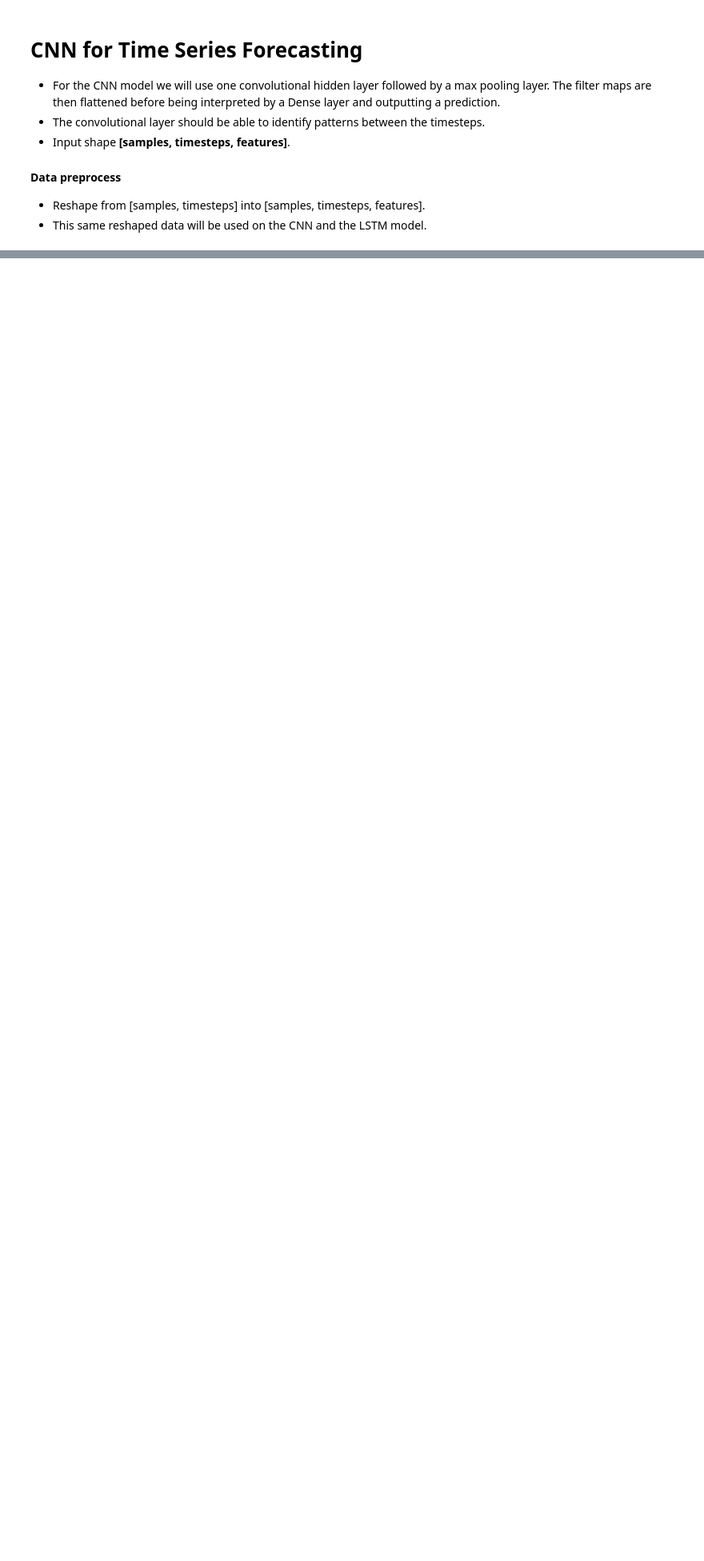
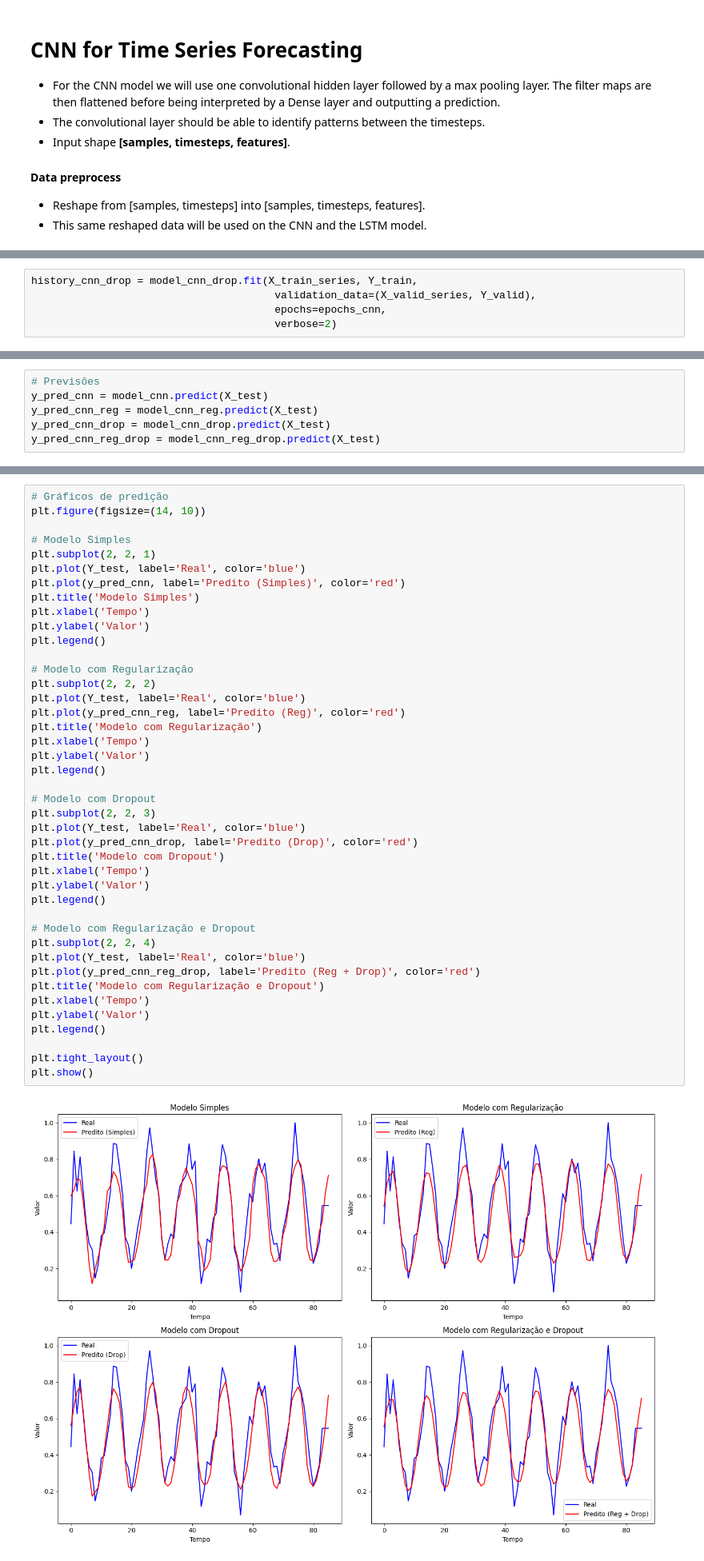
Before and after one commit to camazlucas/PEE-CPE727-Aprendizado-Profundo, a Jupyter notebook: 2024-03/Seminarios/11 - Aplicacoes em Series Temporais/Aplicacao em Series Temporais.ipynb, the cells around one changed output, grey strips where cells are left out. Shown at 80% size. Saved outputs shown, nothing was run; the diff lists cells and outputs as text; blank space fills up the shorter version.

```diff
--- a/2024-03/Seminarios/11 - Aplicacoes em Series Temporais/Aplicacao em Series Temporais.ipynb
+++ b/2024-03/Seminarios/11 - Aplicacoes em Series Temporais/Aplicacao em Series Temporais.ipynb
@@ -783,0 +543,5 @@ plot_fit_with_predictions(train_valid_data, Y_test, predictions_regdrop, "CNN co
+# %%
+history_cnn_drop = model_cnn_drop.fit(X_train_series, Y_train,
+                                       validation_data=(X_valid_series, Y_valid),
+                                       epochs=epochs_cnn,
+                                       verbose=2)
@@ -783,0 +606,6 @@ plot_fit_with_predictions(train_valid_data, Y_test, predictions_regdrop, "CNN co
+# %%
+# Previsões
+y_pred_cnn = model_cnn.predict(X_test)
+y_pred_cnn_reg = model_cnn_reg.predict(X_test)
+y_pred_cnn_drop = model_cnn_drop.predict(X_test)
+y_pred_cnn_reg_drop = model_cnn_reg_drop.predict(X_test)
@@ -783,0 +713,44 @@ plot_fit_with_predictions(train_valid_data, Y_test, predictions_regdrop, "CNN co
+# %%
+# Gráficos de predição
+plt.figure(figsize=(14, 10))
+
+# Modelo Simples
+plt.subplot(2, 2, 1)
+plt.plot(Y_test, label='Real', color='blue')
+plt.plot(y_pred_cnn, label='Predito (Simples)', color='red')
+plt.title('Modelo Simples')
+plt.xlabel('Tempo')
+plt.ylabel('Valor')
+plt.legend()
+
+# Modelo com Regularização
+plt.subplot(2, 2, 2)
+plt.plot(Y_test, label='Real', color='blue')
+plt.plot(y_pred_cnn_reg, label='Predito (Reg)', color='red')
+plt.title('Modelo com Regularização')
+plt.xlabel('Tempo')
+plt.ylabel('Valor')
+plt.legend()
+
+# Modelo com Dropout
+plt.subplot(2, 2, 3)
+plt.plot(Y_test, label='Real', color='blue')
+plt.plot(y_pred_cnn_drop, label='Predito (Drop)', color='red')
+plt.title('Modelo com Dropout')
+plt.xlabel('Tempo')
+plt.ylabel('Valor')
+plt.legend()
+
+# Modelo com Regularização e Dropout
+plt.subplot(2, 2, 4)
+plt.plot(Y_test, label='Real', color='blue')
+plt.plot(y_pred_cnn_reg_drop, label='Predito (Reg + Drop)', color='red')
+plt.title('Modelo com Regularização e Dropout')
+plt.xlabel('Tempo')
+plt.ylabel('Valor')
+plt.legend()
+
+plt.tight_layout()
+plt.show()
+# %% [output]
+[figure, added]
```
Also changed, not shown: parts of 48 cells of this notebook.
